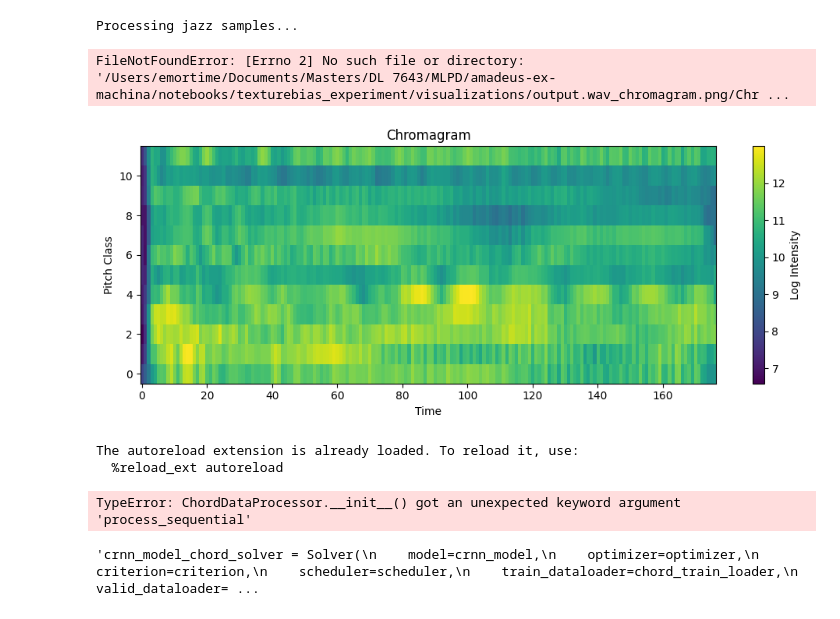
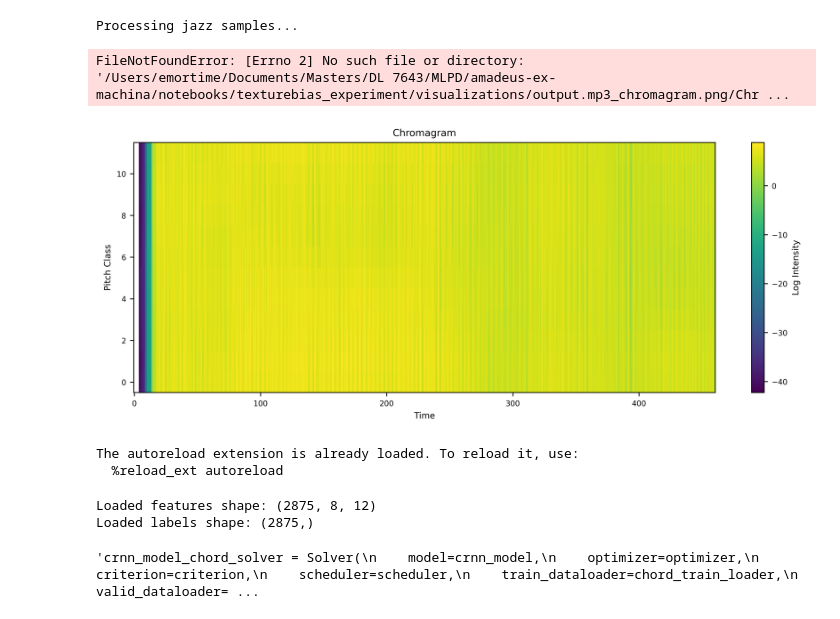
Before and after one commit to MLPD-CS7643/amadeus-ex-machina, a Jupyter notebook: notebooks/texturebias_experiment/texture_bias_example.ipynb, the cells around one changed output. Cells and saved outputs as stored; diff of their text form; code cells hidden in the pictures.

```diff
--- a/notebooks/texturebias_experiment/texture_bias_example.ipynb
+++ b/notebooks/texturebias_experiment/texture_bias_example.ipynb
@@ -656,29 +656,36 @@ def process_audio_to_features_torchaudio(audio_path: Path, output_dir: Path):
 
     return spectrogram, chromagram
 # %%
+from torchaudio.prototype import transforms
+
 def save_visualization(feature: torch.Tensor, output_path: Path, title: str, ylabel: str, cmap: str = "viridis"):
     """Save a feature (spectrogram or chromagram) as an image."""
     plt.figure(figsize=(10, 4))
     plt.imshow(feature.log2().numpy(), origin="lower", aspect="auto", cmap=cmap)
     plt.colorbar(label="Log Intensity")
     plt.xlabel("Time")
     plt.ylabel(ylabel)
     plt.title(title)
     plt.tight_layout()
     plt.savefig(output_path)
     plt.close()
 
-audio_path = "output.wav"
+audio_path = "output.mp3"
 output_dir = "visualizations"
 
-spectrogram, chromagram = process_audio_to_features_torchaudio(audio_path, output_dir)
+#spectrogram, chromagram = process_audio_to_features_torchaudio(audio_path, output_dir)
+#spectrogram = spectrogram.squeeze()  # Remove
+waveform, sample_rate = torchaudio.load("output.mp3", normalize=True)
+transform = transforms.ChromaSpectrogram(sample_rate=sample_rate, n_fft=400)
+chromagram = transform(waveform).squeeze()  # (channel, n_chroma, time)
+
 
 # Save visualizations
 #save_visualization(spectrogram, output_dir / Path(f"{audio_path}_spectrogram.png", "Spectrogram", "Frequency (Hz)"), title="Spectrogram", ylabel="Frequency (Hz)")
-#save_visualization(chromagram, output_dir / Path(f"{audio_path}_chromagram.png", "Chromagram", "Pitch Class", cmap="coolwarm"), title="Chromagram", ylabel="Pitch Class")
+save_visualization(chromagram, output_dir / Path(f"{audio_path}_chromagram.png", "Chromagram", "Pitch Class", cmap="coolwarm"), title="Chromagram", ylabel="Pitch Class")
 # %% [output]
-FileNotFoundError: [Errno 2] No such file or directory: '/Users/emortime/Documents/Masters/DL 7643/MLPD/amadeus-ex-machina/notebooks/texturebias_experiment/visualizations/output.wav_chromagram.png/Chr ...
+FileNotFoundError: [Errno 2] No such file or directory: '/Users/emortime/Documents/Masters/DL 7643/MLPD/amadeus-ex-machina/notebooks/texturebias_experiment/visualizations/output.mp3_chromagram.png/Chr ...
-[figure, old version]
+[figure, new version]
 # %%
 %load_ext autoreload
 %autoreload 2
@@ -712,11 +719,13 @@ chord_train_loader, chord_test_loader, chord_num_classes = training_data_process
     mode="chroma",
     jsontype="entries", #"keyed"
     audio_path=str(Path.cwd()), #"timbral_bias_datasets/train/processed",
+    batch_size=256,
     test_size=0.2,
     random_state=42,
 )
 # %% [output]
-TypeError: ChordDataProcessor.__init__() got an unexpected keyword argument 'process_sequential'
+Loaded features shape: (2875, 8, 12)
+Loaded labels shape: (2875,)
 # %%
 #model setup
 
```
Also changed, not shown: parts of 4 cells of this notebook, 7 other files.
